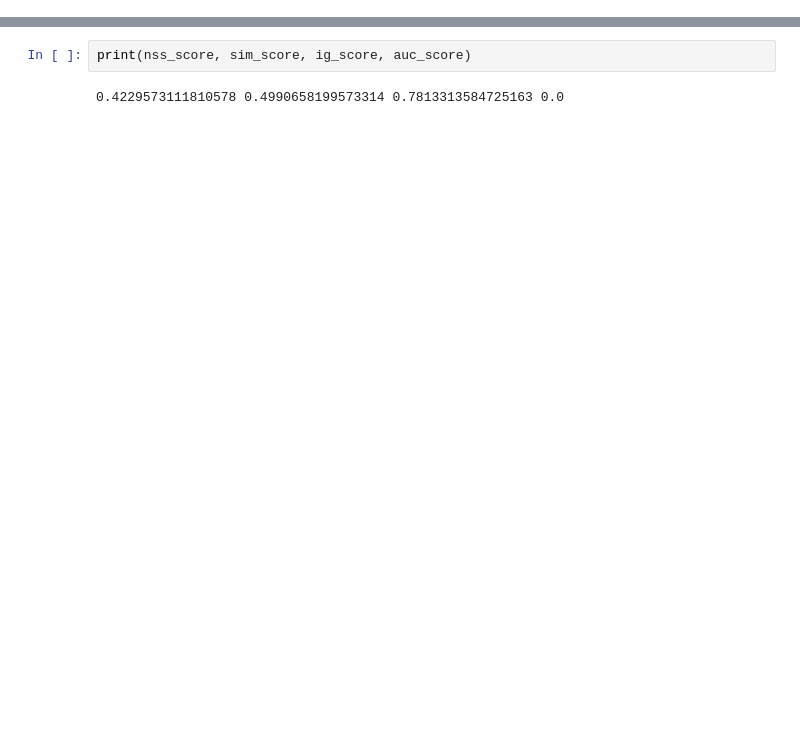
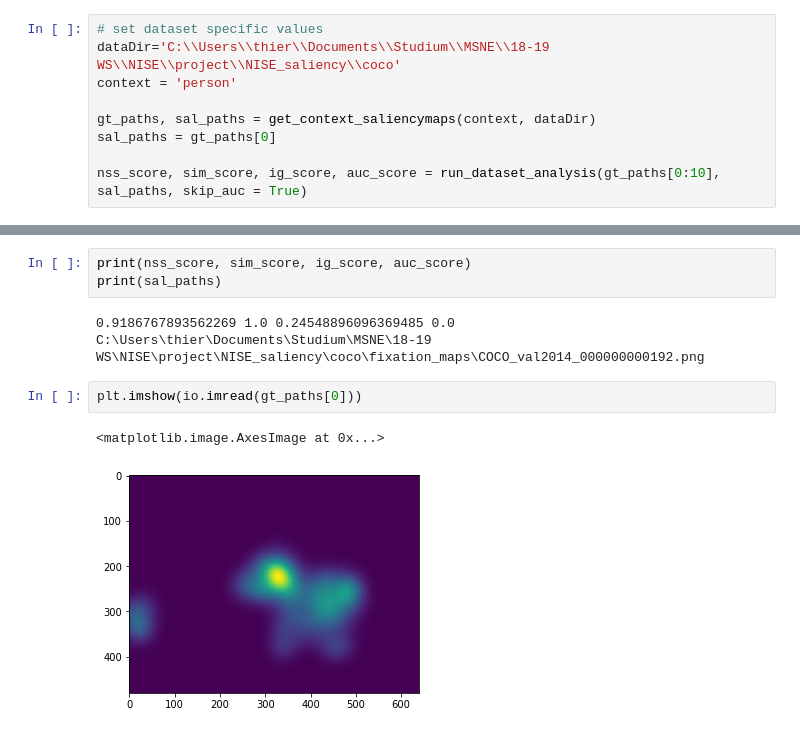
Before and after one commit to alTeska/face_saliency, a Jupyter notebook: notebooks/PipelineModelValidation.ipynb, the cells around one changed output, grey strips where cells are left out. Cells and saved outputs as stored; diff of their text form; blank space fills up the shorter version.

Commit message:
pipeline dataset evaluation with COCO

```diff
--- a/notebooks/PipelineModelValidation.ipynb
+++ b/notebooks/PipelineModelValidation.ipynb
@@ -18,0 +27,9 @@ Filename: COCO_train2014_000000000307.jpg
+# %%
+# set dataset specific values
+dataDir='C:\\Users\\thier\\Documents\\Studium\\MSNE\\18-19 WS\\NISE\\project\\NISE_saliency\\coco'
+context = 'person'
+
+gt_paths, sal_paths = get_context_saliencymaps(context, dataDir)
+sal_paths = gt_paths[0]
+
+nss_score, sim_score, ig_score, auc_score = run_dataset_analysis(gt_paths[0:10], sal_paths, skip_auc = True)
@@ -19,4 +51,11 @@ Filename: COCO_train2014_000000000307.jpg
 # %%
 print(nss_score, sim_score, ig_score, auc_score)
+print(sal_paths)
 # %% [output]
-0.4229573111810578 0.4990658199573314 0.7813313584725163 0.0
+0.9186767893562269 1.0 0.24548896096369485 0.0
+C:\Users\thier\Documents\Studium\MSNE\18-19 WS\NISE\project\NISE_saliency\coco\fixation_maps\COCO_val2014_000000000192.png
+# %%
+plt.imshow(io.imread(gt_paths[0]))
+# %% [output]
+<matplotlib.image.AxesImage at 0x...>
+[figure, added]
```
Also changed, not shown: parts of 31 cells of this notebook, 4 other files.
